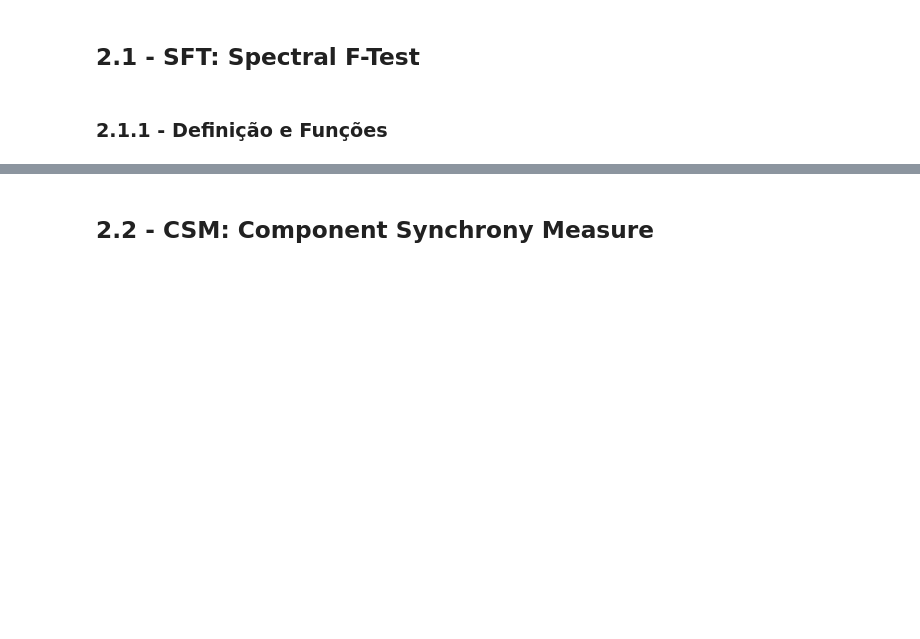
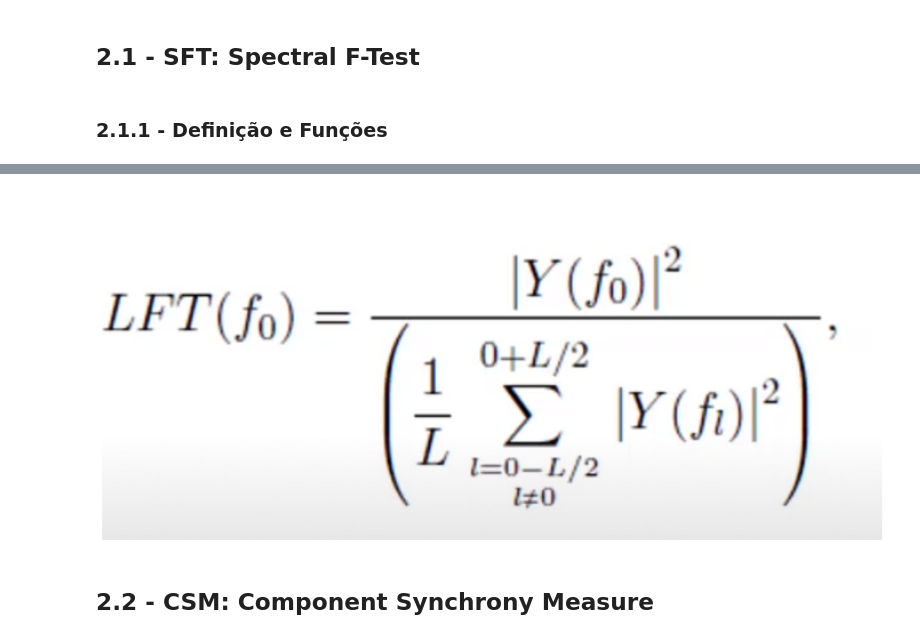
Before and after one commit to Alexandre-Caldeira/detection-theory-101, a Jupyter notebook: notebooks/comCalma.ipynb, the cells around one changed output, grey strips where cells are left out. Cells and saved outputs as stored; diff of their text form; code cells hidden in the pictures; blank space fills up the shorter version.

```diff
--- a/notebooks/comCalma.ipynb
+++ b/notebooks/comCalma.ipynb
@@ -171,3 +170,9 @@ print(F[np.where(Si == max(S))[0][0]])
+# %%
+# Equação:
+# <img src = "../res/sft.png"/>
+plt.imshow(mpimg.imread('../res/sft.png')); plt.grid(False); plt.xticks([]); plt.yticks([]);
+# %% [output]
+[figure, added]
 # %%
 def vc_SFT(L, alpha = 0.05, VERBOSE = 0):
     # valor crítico teórico, dado tomando inversa da distribuição acumulada F
```
Also changed, not shown: parts of 9 cells of this notebook, 2 other files.
